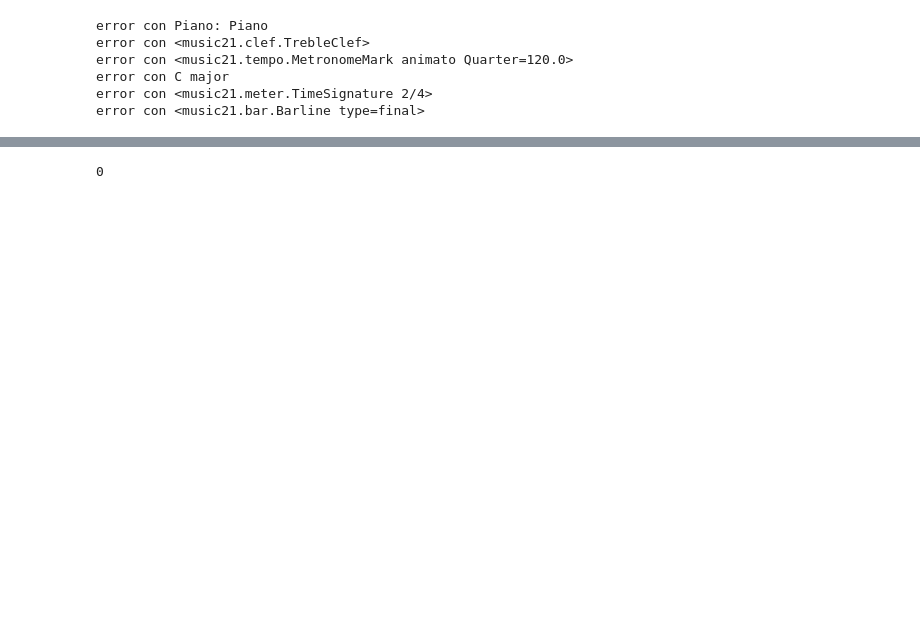
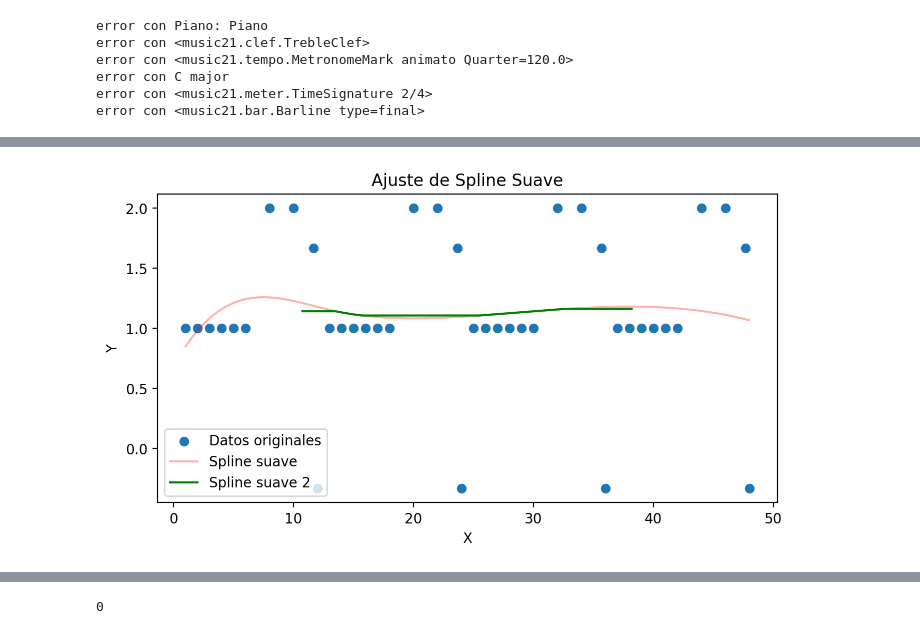
Before and after one commit to ArturoSirvent/DynArt, a Jupyter notebook: 002.1-GenAlgotmoFinally.ipynb, the cells around one changed output, grey strips where cells are left out. Drawn from its saved outputs; the diff is of its cells as text; code cells hidden in the pictures; blank space fills up the shorter version.

```diff
--- a/002.1-GenAlgotmoFinally.ipynb
+++ b/002.1-GenAlgotmoFinally.ipynb
@@ -550,0 +587,2 @@ melody.notes
+# %%
+durastions_aux=np.where(melody.durations_array<melody.alegro_points[melody.alegro_points!=0].mean(),1,0)
@@ -550,0 +594,9 @@ melody.notes
+# %%
+gaus_aux=gaussian(np.linspace(-5,5,durastions_aux.size),0,1)
+#gaus_aux=gaus_aux/sum(gaus_aux)
+# %%
+positions=[]
+for i in np.arange(durastions_aux.size):
+    if random.random()<gaus_aux[i]:
+        if durastions_aux[i]>0:
+            positions.append(i)
@@ -550,0 +650,29 @@ melody.notes
+# %%
+import numpy as np
+
+def mediana_movil(arr, ventana):
+    # La longitud de la mediana móvil será menor que la del array original
+    # debido a los bordes donde la ventana no se ajusta completamente.
+    num_elementos = len(arr) - ventana + 1
+    mediana_movil = np.zeros(num_elementos)
+
+    for i in range(num_elementos):
+        mediana_movil[i] = np.median(arr[i:i+ventana])
+
+    return mediana_movil
+
+# Ejemplo de uso
+ventana = 300  # Tamaño de la ventana para la mediana móvil
+
+resultado = mediana_movil(y_smooth, ventana)
+plt.figure(figsize=(8, 4))
+plt.scatter(x, y, label='Datos originales')
+plt.plot(x_smooth, y_smooth, label='Spline suave', color='red',alpha=0.3)
+plt.plot(x_smooth[(x_smooth.size-resultado.size)//2:-(x_smooth.size-resultado.size)//2], resultado, label='Spline suave 2 ', color='green')
+plt.legend()
+plt.xlabel('X')
+plt.ylabel('Y')
+plt.title('Ajuste de Spline Suave')
+plt.show()
+# %% [output]
+[figure, added]
```
Also changed, not shown: parts of 30 cells of this notebook, 8 other files.
